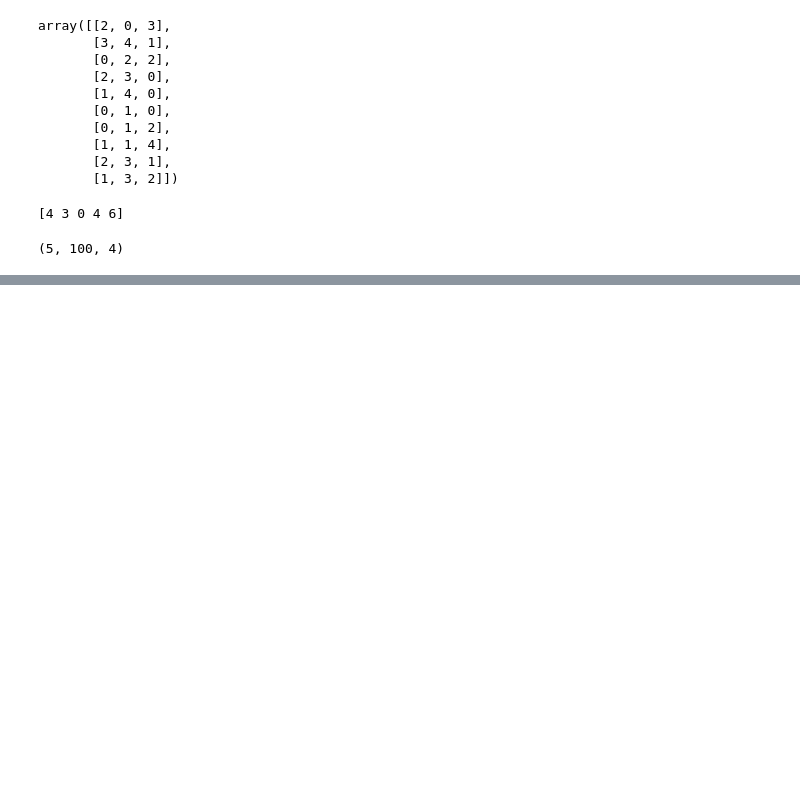
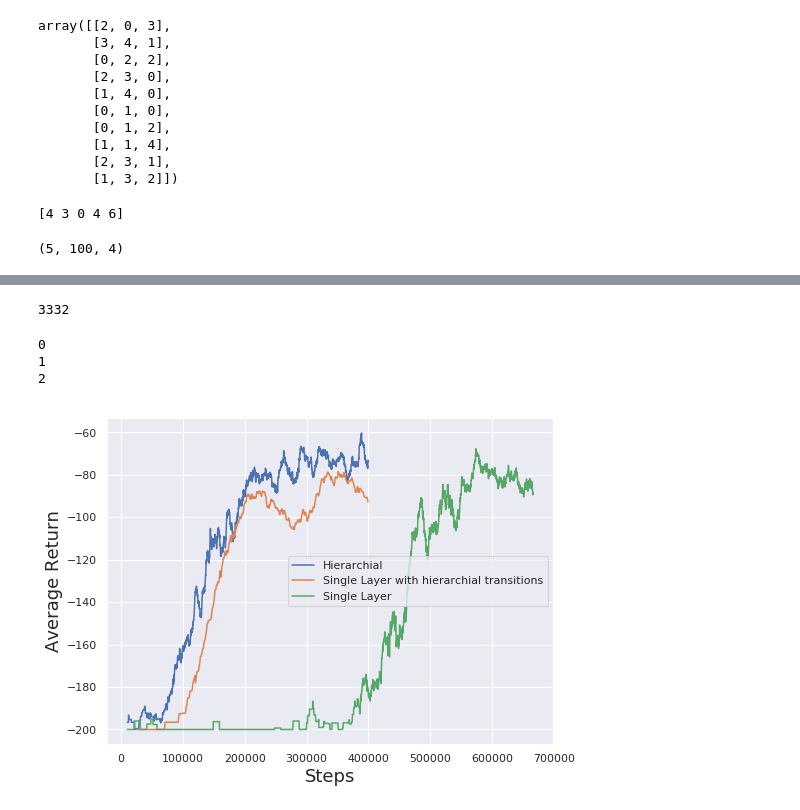
Before and after one commit to sholtodouglas/hierarchial_robotics, a Jupyter notebook: Quick Tests.ipynb, the cells around one changed output, grey strips where cells are left out. Cells and saved outputs as stored; diff of their text form; code cells hidden in the pictures; blank space fills up the shorter version.

```diff
--- a/Quick Tests.ipynb
+++ b/Quick Tests.ipynb
@@ -1005,0 +1166,57 @@ np.concatenate(obs,axis=0).shape
+# %%
+
+
+steps = [hierarchy_steps, normal_steps]
+numbs = [hierarchy_returns, normal_returns]
+
+arrays = ['logs/HER_one_layer_object',]
+
+
+for i,a in enumerate(arrays):
+    event_acc = EventAccumulator(a, size_guidance)
+    event_acc.Reload()
+    numbs.append([])
+    steps.append([])
+    print(len(event_acc.scalars.Items('Episode_return')))
+    for event in event_acc.scalars.Items('Episode_return'):
+        step = event.step
+        steps[i+len(steps)-1].append(step)
+        proto = event[2]
+
+        numbs[i+len(steps)-1].append(proto)
+# %% [output]
+3332
+# %%
+import matplotlib.pyplot as plt
+from scipy.interpolate import make_interp_spline, BSpline
+import numpy as np
+
+def movingaverage(interval, window_size):
+    window = numpy.ones(int(window_size))/float(window_size)
+    return numpy.convolve(interval, window, 'same')
+import seaborn as sns
+sns.set()
+plt.figure(figsize=(8,6))
+
+
+for i in range(0,len(numbs)):
+    print(i)
+    x = np.array(steps[i])
+    data = np.array(numbs[i])
+
+    window_width = 50
+    cumsum_vec = np.cumsum(np.insert(data, 0, 0))
+    ma_vec = (cumsum_vec[window_width:] - cumsum_vec[:-window_width]) / window_width
+
+
+    #plt.plot(x[window_width-1:],ma_vec)
+    sns.lineplot(x[window_width-1:],ma_vec, ci='sd', err_style='band')
+    plt.legend(['Hierarchial', 'Single Layer with hierarchial transitions', 'Single Layer'])
+    #plt.savefig('dimensions.pdf')
+    plt.xlabel('Steps', fontsize=18)
+    plt.ylabel('Average Return', fontsize=18)
+# %% [output]
+0
+1
+2
+[figure, added]
```
Also changed, not shown: parts of 15 cells of this notebook, 4 other files.
